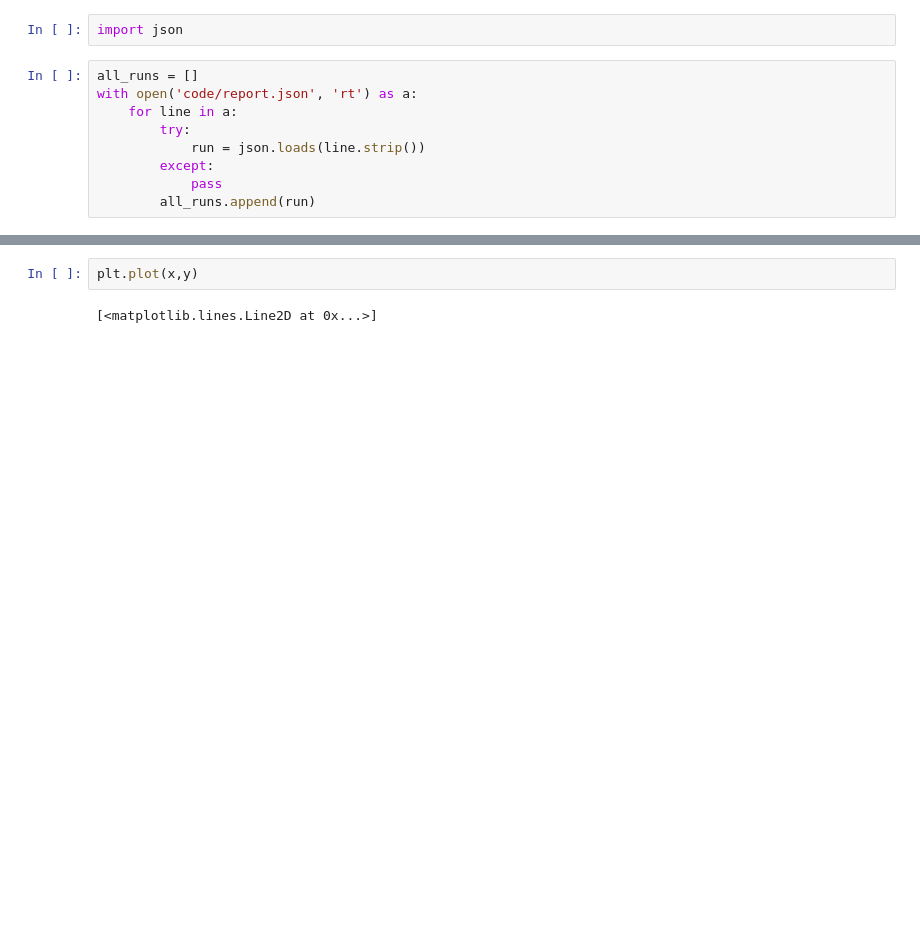
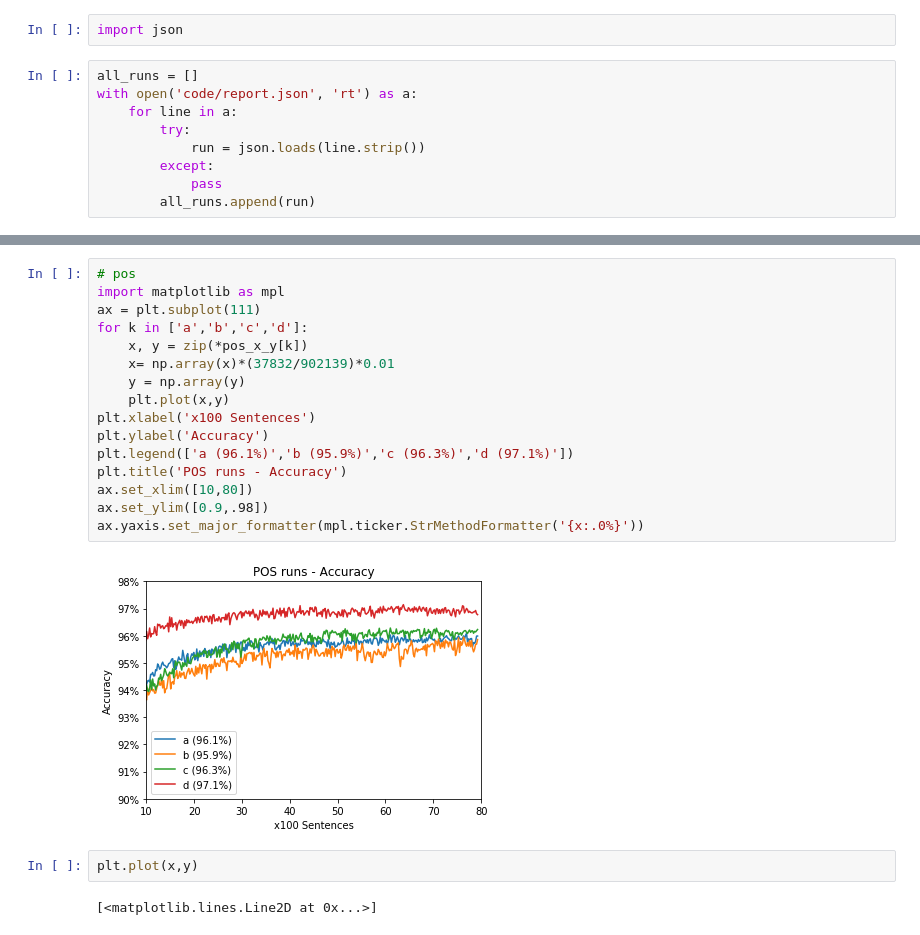
Before and after one commit to kishkash555/biu, a Jupyter notebook: NLP-courses/89687-DL/Assignment3/Untitled1.ipynb, the cells around one changed output, grey strips where cells are left out. Saved outputs shown, nothing was run; the diff lists cells and outputs as text; blank space fills up the shorter version.

```diff
--- a/NLP-courses/89687-DL/Assignment3/Untitled1.ipynb
+++ b/NLP-courses/89687-DL/Assignment3/Untitled1.ipynb
@@ -68,3 +99,21 @@ x,y = zip(*x_y)
+# %%
+# pos
+import matplotlib as mpl
+ax = plt.subplot(111)
+for k in ['a','b','c','d']:
+    x, y = zip(*pos_x_y[k])
+    x= np.array(x)*(37832/902139)*0.01
+    y = np.array(y)
+    plt.plot(x,y)
+plt.xlabel('x100 Sentences')
+plt.ylabel('Accuracy')
+plt.legend(['a (96.1%)','b (95.9%)','c (96.3%)','d (97.1%)'])
+plt.title('POS runs - Accuracy')
+ax.set_xlim([10,80])
+ax.set_ylim([0.9,.98])
+ax.yaxis.set_major_formatter(mpl.ticker.StrMethodFormatter('{x:.0%}'))
+# %% [output]
+[figure, added]
 # %%
 plt.plot(x,y)
 # %% [output]
```
Also changed, not shown: parts of 12 cells of this notebook, 7 other files.
